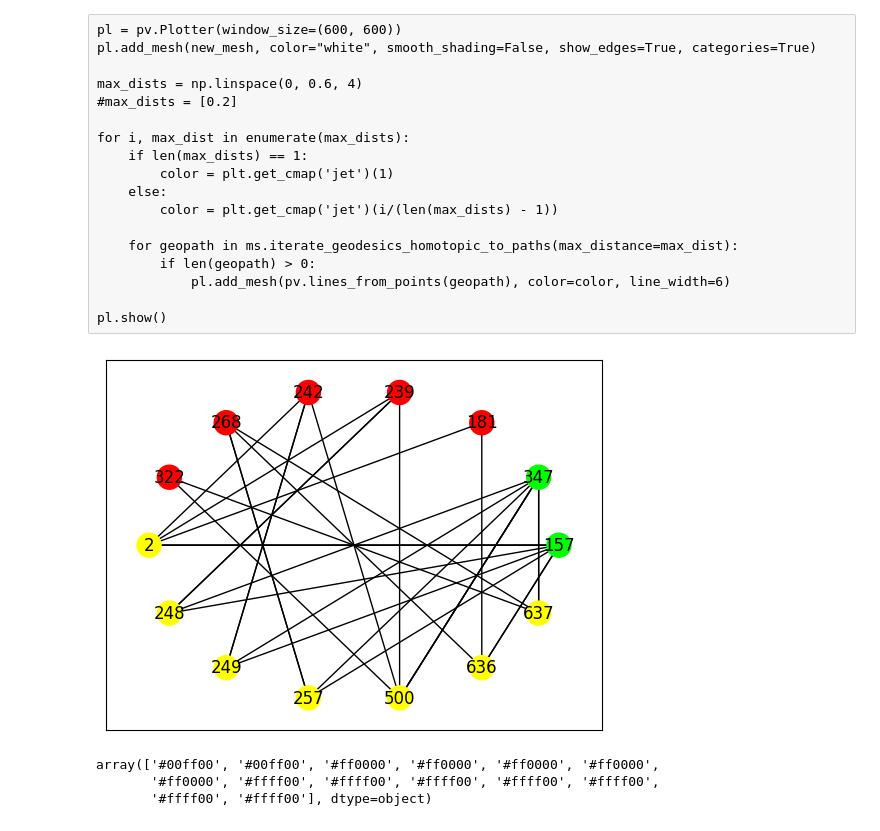
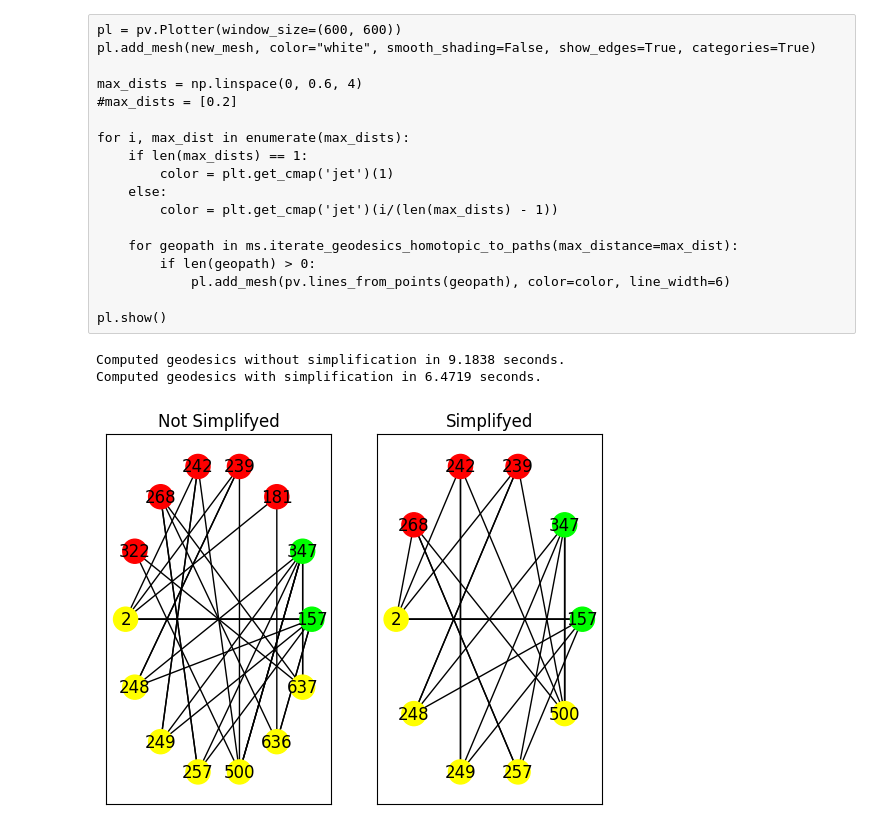
Before and after one commit to zimfv/quadrangulation, a Jupyter notebook: ms.ipynb, the cells around one changed output. Drawn from its saved outputs; the diff is of its cells as text; code cells hidden in the pictures.

Commit message:
Simplification for default saddles (and 2-paths from maxima/minima)

```diff
--- a/ms.ipynb
+++ b/ms.ipynb
@@ -220,21 +223,3 @@ for i, max_dist in enumerate(max_dists):
 pl.show()
 # %%
 crytical_type_colors_dict = {'min': 'lime', 'max': 'red', 'saddle': 'yellow', 'regular': 'lightgrey'}
-# %%
-
-
-geodesics_graph = ms.get_geodesics_graph()
-
-pos = nx.circular_layout(geodesics_graph)
-node_colors = pd.DataFrame([data for node, data in geodesics_graph.nodes(data=True)]).fillna('regular')['critical_type'].map(crytical_type_colors_dict).apply(mcolors.to_hex).values
-
-
-nx.draw_networkx(geodesics_graph, pos=pos, node_color=node_colors)
-# %% [output]
-[figure, removed]
-# %%
-node_colors
-# %% [output]
-array(['#00ff00', '#00ff00', '#ff0000', '#ff0000', '#ff0000', '#ff0000',
-       '#ff0000', '#ffff00', '#ffff00', '#ffff00', '#ffff00', '#ffff00',
-       '#ffff00', '#ffff00'], dtype=object)
@@ -241 +228,27 @@ array(['#00ff00', '#00ff00', '#ff0000', '#ff0000', '#ff0000', '#ff0000',
+# %%
+max_distance = np.inf
+
+timer = time.perf_counter()
+geodesics_graph0 = ms.get_geodesics_graph(simplify=False, max_distance=max_distance)
+print(f'Computed geodesics without simplification in {time.perf_counter() - timer:.4f} seconds.')
+
+timer = time.perf_counter()
+geodesics_graph1 = ms.get_geodesics_graph(simplify=True, max_distance=max_distance)
+print(f'Computed geodesics with simplification in {time.perf_counter() - timer:.4f} seconds.')
+
+pos0 = nx.circular_layout(geodesics_graph0)
+pos1 = nx.circular_layout(geodesics_graph1)
+node_colors0 = pd.DataFrame([data for node, data in geodesics_graph0.nodes(data=True)]).fillna('regular')['critical_type'].map(crytical_type_colors_dict).apply(mcolors.to_hex).values
+node_colors1 = pd.DataFrame([data for node, data in geodesics_graph1.nodes(data=True)]).fillna('regular')['critical_type'].map(crytical_type_colors_dict).apply(mcolors.to_hex).values
+
+fig, axs = plt.subplots(1, 2)
+axs[0].set_title('Not Simplifyed')
+axs[1].set_title('Simplifyed')
+nx.draw_networkx(geodesics_graph0, pos=pos0, node_color=node_colors0, ax=axs[0])
+nx.draw_networkx(geodesics_graph1, pos=pos1, node_color=node_colors1, ax=axs[1])
+plt.show()
+# %% [output]
+Computed geodesics without simplification in 9.1838 seconds.
+Computed geodesics with simplification in 6.4719 seconds.
+[figure, added]
 # %%
```
Also changed, not shown: parts of 67 cells of this notebook, 2 other files.
